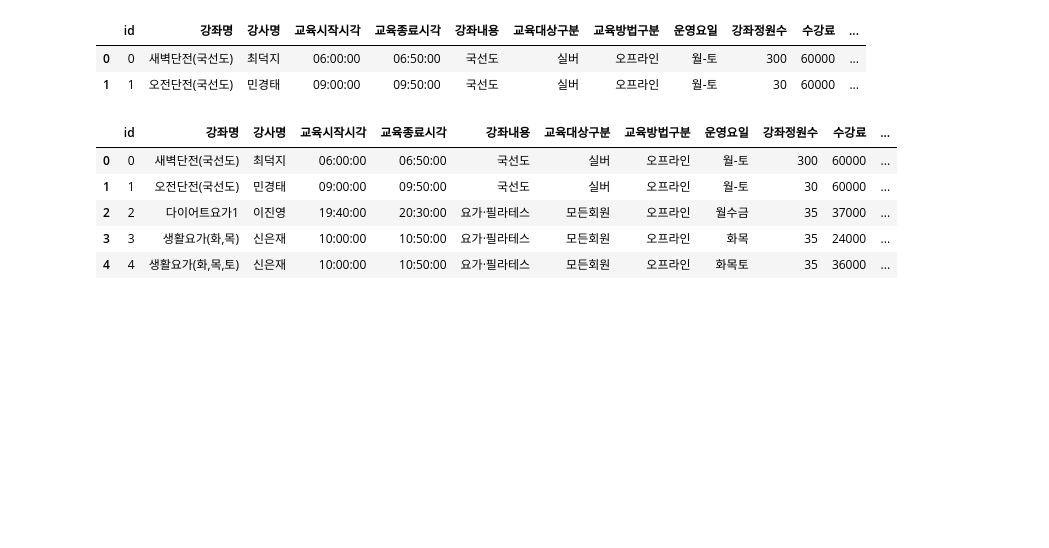
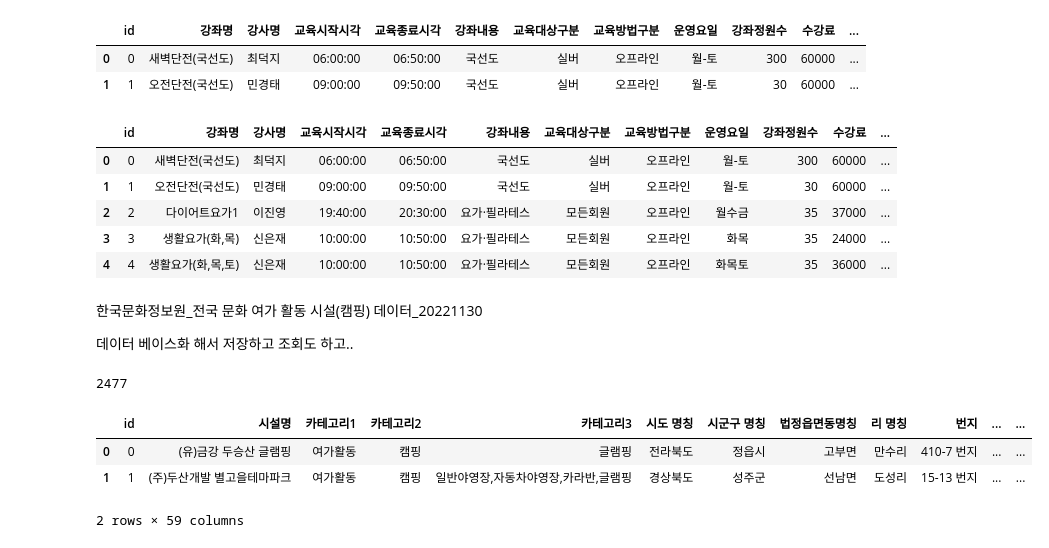
Before and after one commit to leekyuyoung-ai/AI, a Jupyter notebook: 1_5_데이터_베이스.ipynb, the cells around one changed output. Drawn from its saved outputs; the diff is of its cells as text; code cells hidden in the pictures; blank space fills up the shorter version.

```diff
--- a/1_5_데이터_베이스.ipynb
+++ b/1_5_데이터_베이스.ipynb
@@ -423,3 +423,24 @@ df.head()
 | 2 | 2 | 다이어트요가1 | 이진영 | 19:40:00 | 20:30:00 | 요가·필라테스 | 모든회원 | 오프라인 | 월수금 | 35 | 37000 | ... |
 | 3 | 3 | 생활요가(화,목) | 신은재 | 10:00:00 | 10:50:00 | 요가·필라테스 | 모든회원 | 오프라인 | 화목 | 35 | 24000 | ... |
 | 4 | 4 | 생활요가(화,목,토) | 신은재 | 10:00:00 | 10:50:00 | 요가·필라테스 | 모든회원 | 오프라인 | 화목토 | 35 | 36000 | ... |
+# %% [markdown]
+한국문화정보원_전국 문화 여가 활동 시설(캠핑) 데이터_20221130
+
+데이터 베이스화 해서 저장하고 조회도 하고..
+# %%
+df = pd.read_csv('/content/drive/MyDrive/DB/한국문화정보원_전국 문화 여가 활동 시설(캠핑) 데이터_20221130.CSV',
+            encoding='cp949')
+df.index.name = 'id'
+
+conn = sqlite3.connect('/content/drive/MyDrive/DB/culture.db')
+df.to_sql('all_culture', conn, if_exists='replace',index=True)
+# %% [output]
+2477
+# %%
+mydf = pd.read_sql('select * from all_culture', conn)
+mydf.head(2)
+# %% [output]
+|  | id | 시설명 | 카테고리1 | 카테고리2 | 카테고리3 | 시도 명칭 | 시군구 명칭 | 법정읍면동명칭 | 리 명칭 | 번지 | ... | ... |
+| 0 | 0 | (유)금강 두승산 글램핑 | 여가활동 | 캠핑 | 글램핑 | 전라북도 | 정읍시 | 고부면 | 만수리 | 410-7 번지 | ... | ... |
+| 1 | 1 | (주)두산개발 별고을테마파크 | 여가활동 | 캠핑 | 일반야영장,자동차야영장,카라반,글램핑 | 경상북도 | 성주군 | 선남면 | 도성리 | 15-13 번지 | ... | ... |
+2 rows × 59 columns
```
